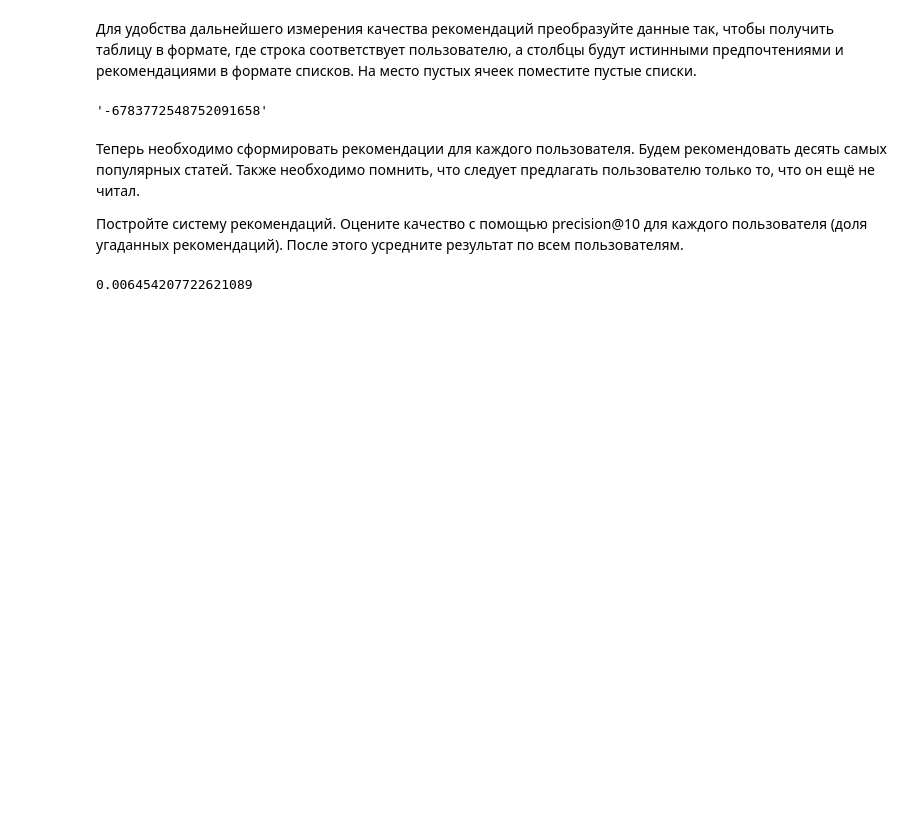
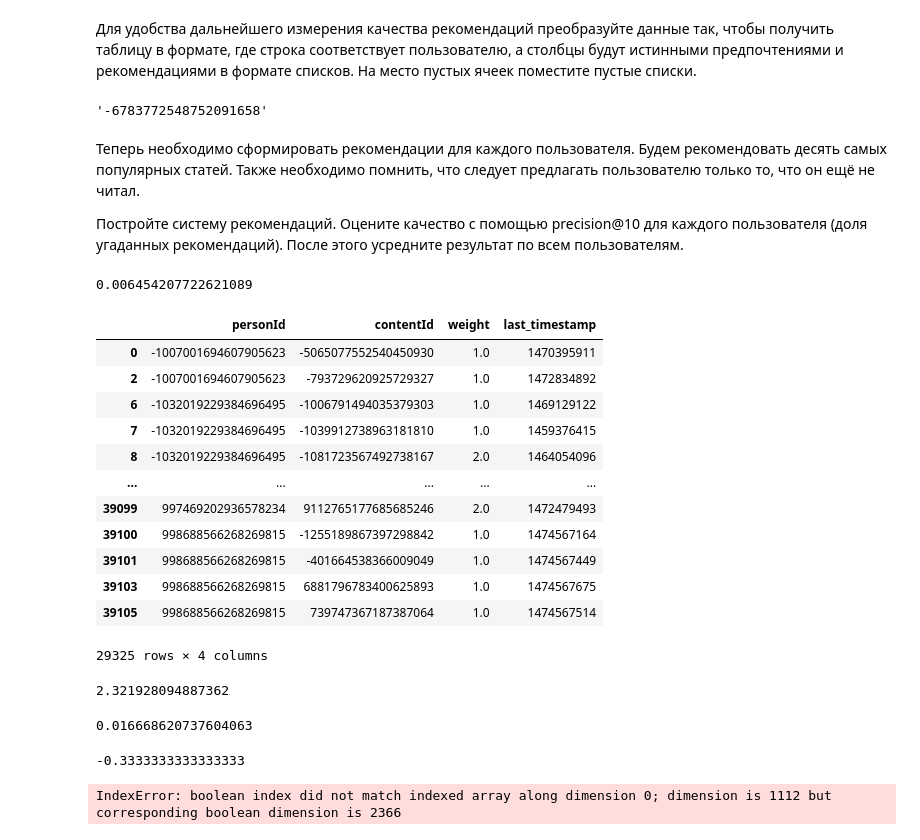
Before and after one commit to LNarnia/new_DS, a Jupyter notebook: Skillfactory/MATH&ML_14-15/practice.ipynb, the cells around one changed output. Saved outputs shown, nothing was run; the diff lists cells and outputs as text; code cells hidden in the pictures; blank space fills up the shorter version.

```diff
--- a/Skillfactory/MATH&ML_14-15/practice.ipynb
+++ b/Skillfactory/MATH&ML_14-15/practice.ipynb
@@ -210,3 +210,29 @@ def calc_precision(column):
 calc_precision('popular')
 # %% [output]
 0.006454207722621089
+# %%
+interactions_train_df
+# %% [output]
+|  | personId | contentId | weight | last_timestamp |
+| 0 | -1007001694607905623 | -5065077552540450930 | 1.0 | 1470395911 |
+| 2 | -1007001694607905623 | -793729620925729327 | 1.0 | 1472834892 |
+| 6 | -1032019229384696495 | -1006791494035379303 | 1.0 | 1469129122 |
+| 7 | -1032019229384696495 | -1039912738963181810 | 1.0 | 1459376415 |
+| 8 | -1032019229384696495 | -1081723567492738167 | 2.0 | 1464054096 |
+| ... | ... | ... | ... | ... |
+| 39099 | 997469202936578234 | 9112765177685685246 | 2.0 | 1472479493 |
+| 39100 | 998688566268269815 | -1255189867397298842 | 1.0 | 1474567164 |
+| 39101 | 998688566268269815 | -401664538366009049 | 1.0 | 1474567449 |
+| 39103 | 998688566268269815 | 6881796783400625893 | 1.0 | 1474567675 |
+| 39105 | 998688566268269815 | 739747367187387064 | 1.0 | 1474567514 |
+29325 rows × 4 columns
+# %%
+ratings = interactions_train_df.pivot_table(values = 'weight', index = 'personId', columns = 'contentId', fill_value=0)
+ratings.loc['-1032019229384696495', '943818026930898372']
+# %% [output]
+2.321928094887362
+# %%
+ratings_m = ratings.to_numpy()
+ratings_m.mean()
+# %% [output]
+0.016668620737604063
@@ -212,0 +241,44 @@ calc_precision('popular')
+# %%
+for i in (range(len(ratings_m)-1)):
+    for j in range(i+1, len(ratings_m)):
+
+        mask_uv = (ratings_m[i] != 0) & (ratings_m[j] != 0)
+        ratings_v = ratings_m[i, mask_uv]
+        ratings_u = ratings_m[j, mask_uv]
+
+        similarity_users[i,j] = np.corrcoef(ratings_v, ratings_u)[0, 1]
+        similarity_users[j,i] = similarity_users[i,j]
+
+similarity_users[3,40]
+# %% [output]
+-0.3333333333333333
+# %%
+interactions = (
+    interactions_train_df
+    .groupby('personId')['contentId'].agg(lambda x: list(x))
+    .reset_index()
+    .rename(columns={'contentId': 'true_train'})
+    .set_index('personId')
+)
+
+interactions['true_test'] = (
+    interactions_test_df
+    .groupby('personId')['contentId'].agg(lambda x: list(x))
+)
+
+interactions['true_test'] = [ [] if x is np.NaN else x for x in interactions['true_test'] ]
+
+prediction_user_based = []
+for i in range(len(similarity_users)):
+    users_sim = similarity_users[i] > 0
+    if not any(users_sim):
+        prediction_user_based.append([])
+    else:
+        tmp_recommend = np.argsort(ratings_m[users_sim].sum(axis=0))[::-1]
+        tmp_recommend = ratings.columns[tmp_recommend]
+        recommend = np.array(tmp_recommend)[~np.in1d(tmp_recommend, interactions.iloc[i]["true_train"])][:10]
+        prediction_user_based.append(list(recommend))
+interactions['prediction_user_based'] = prediction_user_based
+prediction_user_based[35][0]
+# %% [output]
+IndexError: boolean index did not match indexed array along dimension 0; dimension is 1112 but corresponding boolean dimension is 2366
```
Also changed, not shown: parts of 2 cells of this notebook, 3 other files.
